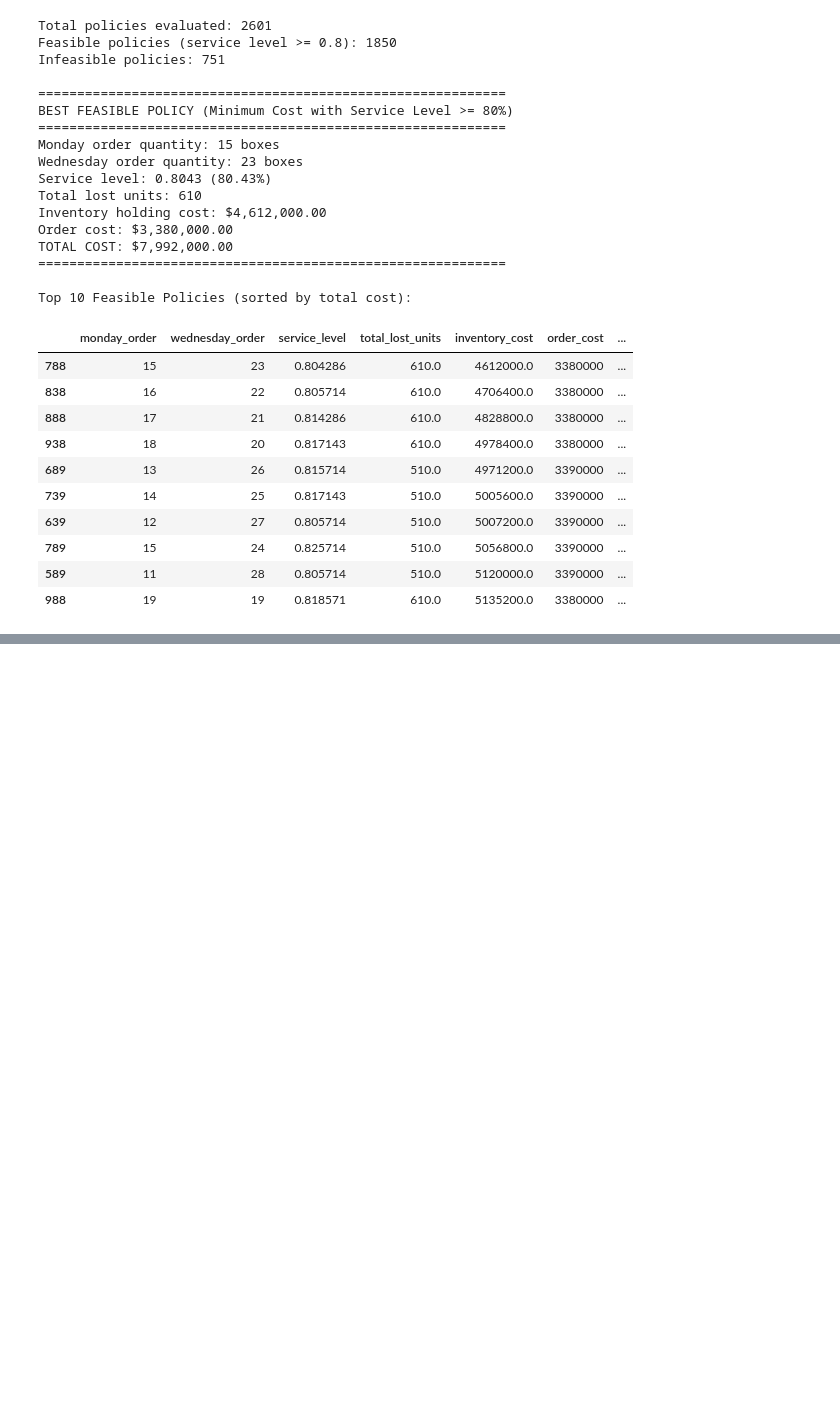
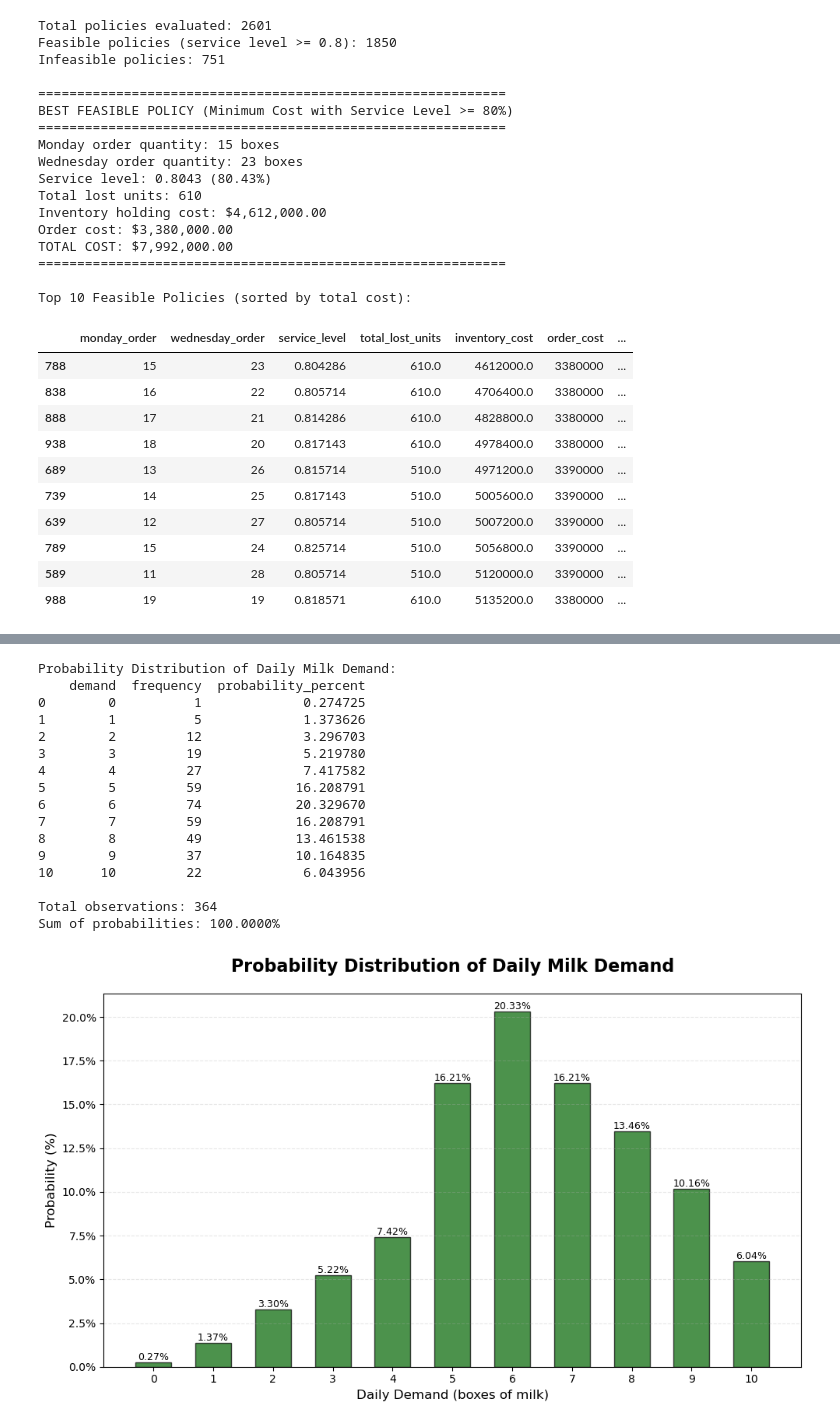
Before and after one commit to evinracher/3010192-advanced-simulation, a Jupyter notebook: assignments/assignments2-montecarlo.ipynb, the cells around one changed output, grey strips where cells are left out. Saved outputs shown, nothing was run; the diff lists cells and outputs as text; code cells hidden in the pictures; blank space fills up the shorter version.

```diff
--- a/assignments/assignments2-montecarlo.ipynb
+++ b/assignments/assignments2-montecarlo.ipynb
@@ -427,0 +465,74 @@ Top 10 Feasible Policies (sorted by total cost):
+# %%
+# Compute and visualize the probability distribution of daily demand
+
+# Step 1: Calculate total number of observations
+total_observations = sum(frequencies)
+
+# Step 2: Calculate probability (relative frequency) for each demand value
+probabilities = [freq / total_observations for freq in frequencies]
+
+# Step 3: Convert probabilities to percentages
+probabilities_percent = [prob * 100 for prob in probabilities]
+
+# Step 4: Create DataFrame with demand, frequency, and probability (in percentage)
+demand_distribution = pd.DataFrame({
+    'demand': demand_values,
+    'frequency': frequencies,
+    'probability_percent': probabilities_percent
+})
+
+# Step 5: Display the probability distribution table
+print("Probability Distribution of Daily Milk Demand:")
+print(demand_distribution)
+print(f"\nTotal observations: {total_observations}")
+print(f"Sum of probabilities: {sum(probabilities_percent):.4f}%")
+
+# Step 6: Plot the probability distribution
+plt.figure(figsize=(10, 6))
+
+# Create bar chart
+# X-axis: demand (number of boxes per day)
+# Y-axis: probability in percentage
+plt.bar(demand_values, probabilities_percent, color='darkgreen', edgecolor='black', alpha=0.7, width=0.6)
+
+# Add title and axis labels
+plt.title('Probability Distribution of Daily Milk Demand', fontsize=16, fontweight='bold', pad=20)
+plt.xlabel('Daily Demand (boxes of milk)', fontsize=12)
+plt.ylabel('Probability (%)', fontsize=12)
+
+# Add grid lines for better readability
+plt.grid(axis='y', alpha=0.3, linestyle='--')
+
+# Ensure x-axis shows all demand values
+plt.xticks(demand_values)
+
+# Format y-axis to show percentages with 1 decimal place
+plt.gca().yaxis.set_major_formatter(plt.FuncFormatter(lambda y, _: f'{y:.1f}%'))
+
+# Add value labels on top of each bar
+for demand, prob_pct in zip(demand_values, probabilities_percent):
+    plt.text(demand, prob_pct, f'{prob_pct:.2f}%', ha='center', va='bottom', fontsize=9)
+
+# Adjust layout to prevent label cutoff
+plt.tight_layout()
+
+# Display the plot
+plt.show()
+# %% [output]
+Probability Distribution of Daily Milk Demand:
+    demand  frequency  probability_percent
+0        0          1             0.274725
+1        1          5             1.373626
+2        2         12             3.296703
+3        3         19             5.219780
+4        4         27             7.417582
+5        5         59            16.208791
+6        6         74            20.329670
+7        7         59            16.208791
+8        8         49            13.461538
+9        9         37            10.164835
+10      10         22             6.043956
+
+Total observations: 364
+Sum of probabilities: 100.0000%
+[figure, added]
```
Also changed, not shown: parts of 6 cells of this notebook.
